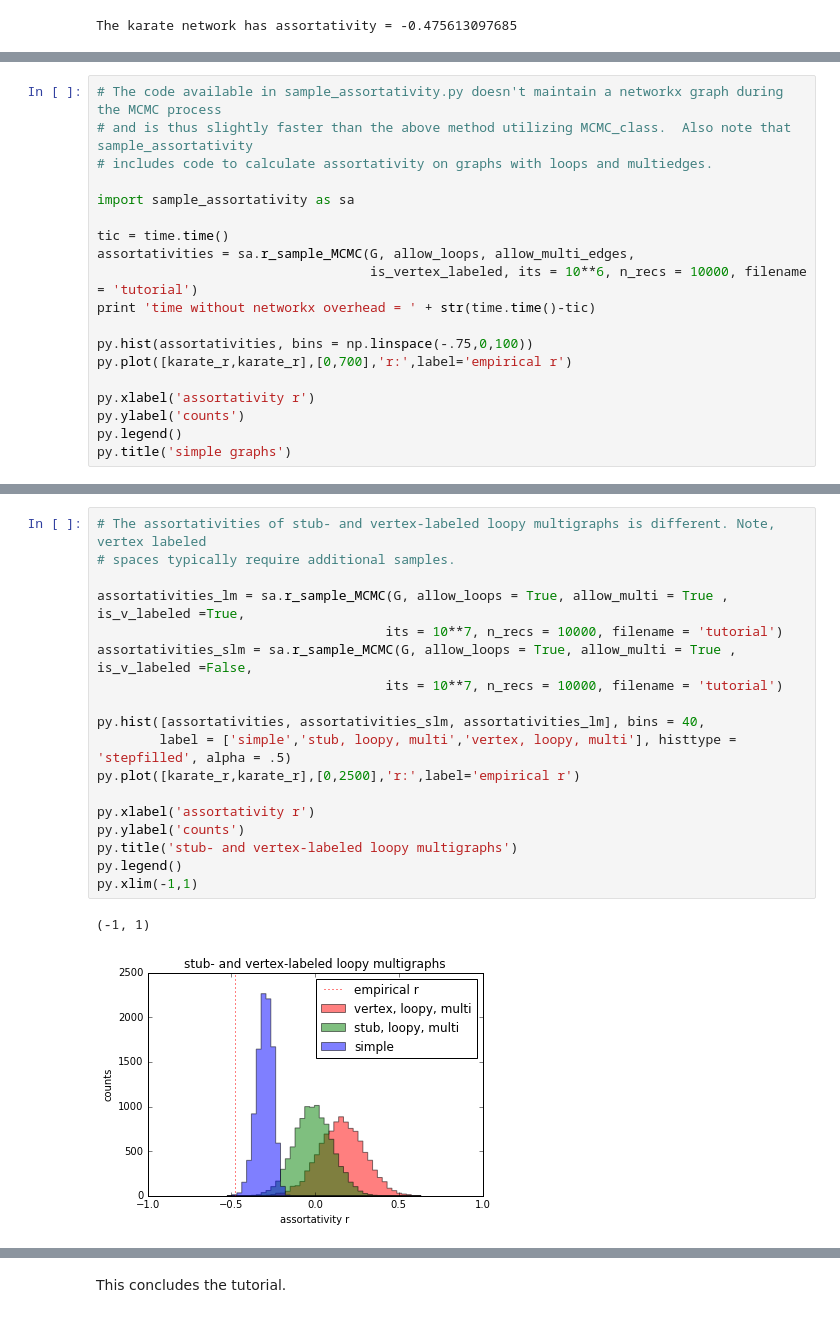
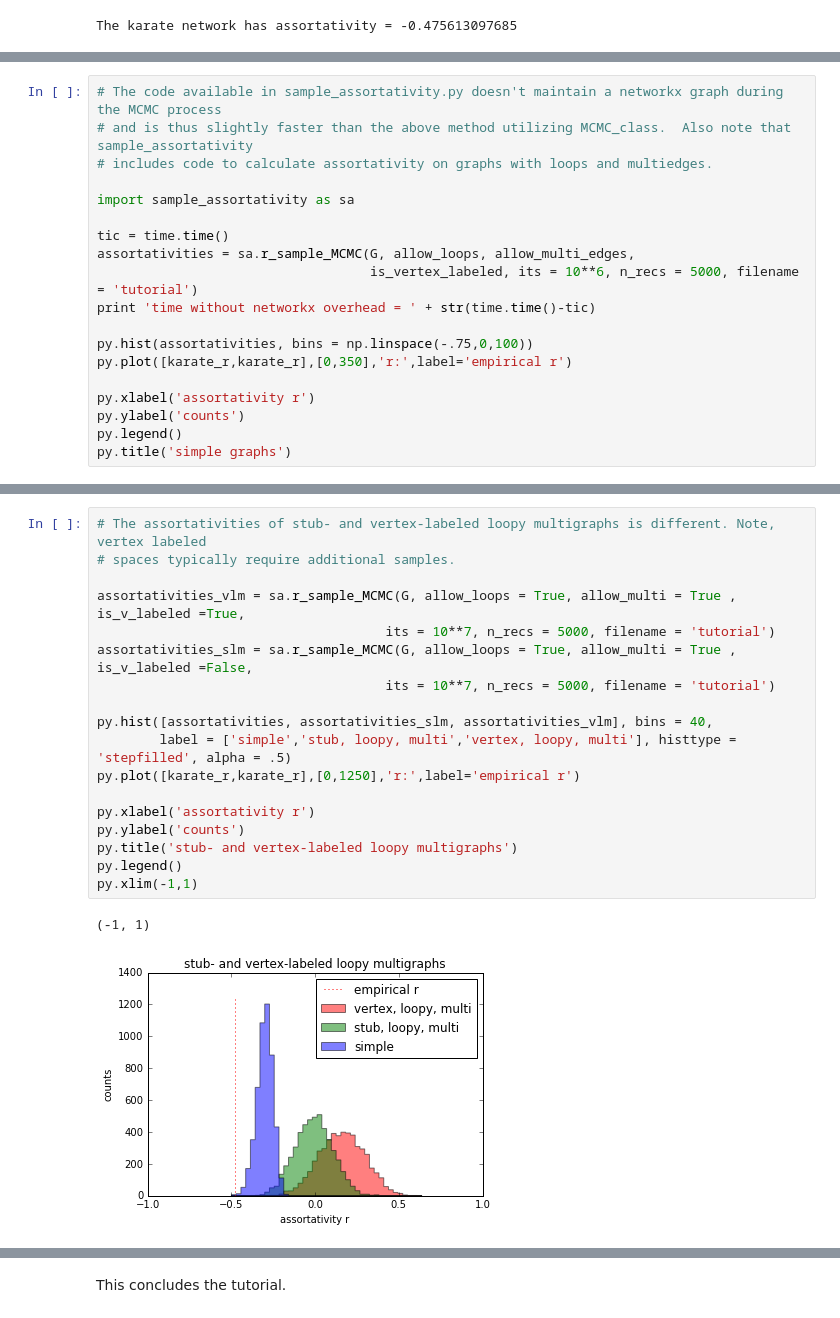
Before and after one commit to joelnish/double-edge-swap-mcmc, a Jupyter notebook: dbl_edge_worksheet.ipynb, the cells around one changed output, grey strips where cells are left out. Saved outputs shown, nothing was run; the diff lists cells and outputs as text.

```diff
--- a/dbl_edge_worksheet.ipynb
+++ b/dbl_edge_worksheet.ipynb
@@ -122,11 +122,11 @@ import sample_assortativity as sa
 
 tic = time.time()
 assortativities = sa.r_sample_MCMC(G, allow_loops, allow_multi_edges,
-                                   is_vertex_labeled, its = 10**6, n_recs = 10000, filename = 'tutorial')
+                                   is_vertex_labeled, its = 10**6, n_recs = 5000, filename = 'tutorial')
 print 'time without networkx overhead = ' + str(time.time()-tic)
 
 py.hist(assortativities, bins = np.linspace(-.75,0,100))
-py.plot([karate_r,karate_r],[0,700],'r:',label='empirical r')
+py.plot([karate_r,karate_r],[0,350],'r:',label='empirical r')
 
 py.xlabel('assortativity r')
 py.ylabel('counts')
@@ -139,21 +139,21 @@ time without networkx overhead = 1.29800009727
 # %%
 # The assortativities of stub- and vertex-labeled loopy multigraphs is different. Note, vertex labeled
 # spaces typically require additional samples.
 
-assortativities_lm = sa.r_sample_MCMC(G, allow_loops = True, allow_multi = True , is_v_labeled =True,
-                                     its = 10**7, n_recs = 10000, filename = 'tutorial')
+assortativities_vlm = sa.r_sample_MCMC(G, allow_loops = True, allow_multi = True , is_v_labeled =True,
+                                     its = 10**7, n_recs = 5000, filename = 'tutorial')
 assortativities_slm = sa.r_sample_MCMC(G, allow_loops = True, allow_multi = True , is_v_labeled =False,
-                                     its = 10**7, n_recs = 10000, filename = 'tutorial')
+                                     its = 10**7, n_recs = 5000, filename = 'tutorial')
 
-py.hist([assortativities, assortativities_slm, assortativities_lm], bins = 40,
+py.hist([assortativities, assortativities_slm, assortativities_vlm], bins = 40,
         label = ['simple','stub, loopy, multi','vertex, loopy, multi'], histtype = 'stepfilled', alpha = .5)
-py.plot([karate_r,karate_r],[0,2500],'r:',label='empirical r')
+py.plot([karate_r,karate_r],[0,1250],'r:',label='empirical r')
 
 py.xlabel('assortativity r')
 py.ylabel('counts')
 py.title('stub- and vertex-labeled loopy multigraphs')
 py.legend()
 py.xlim(-1,1)
 # %% [output]
 (-1, 1)
-[figure, old version]
+[figure, new version]
```
Also changed, not shown: parts of 9 cells of this notebook.
